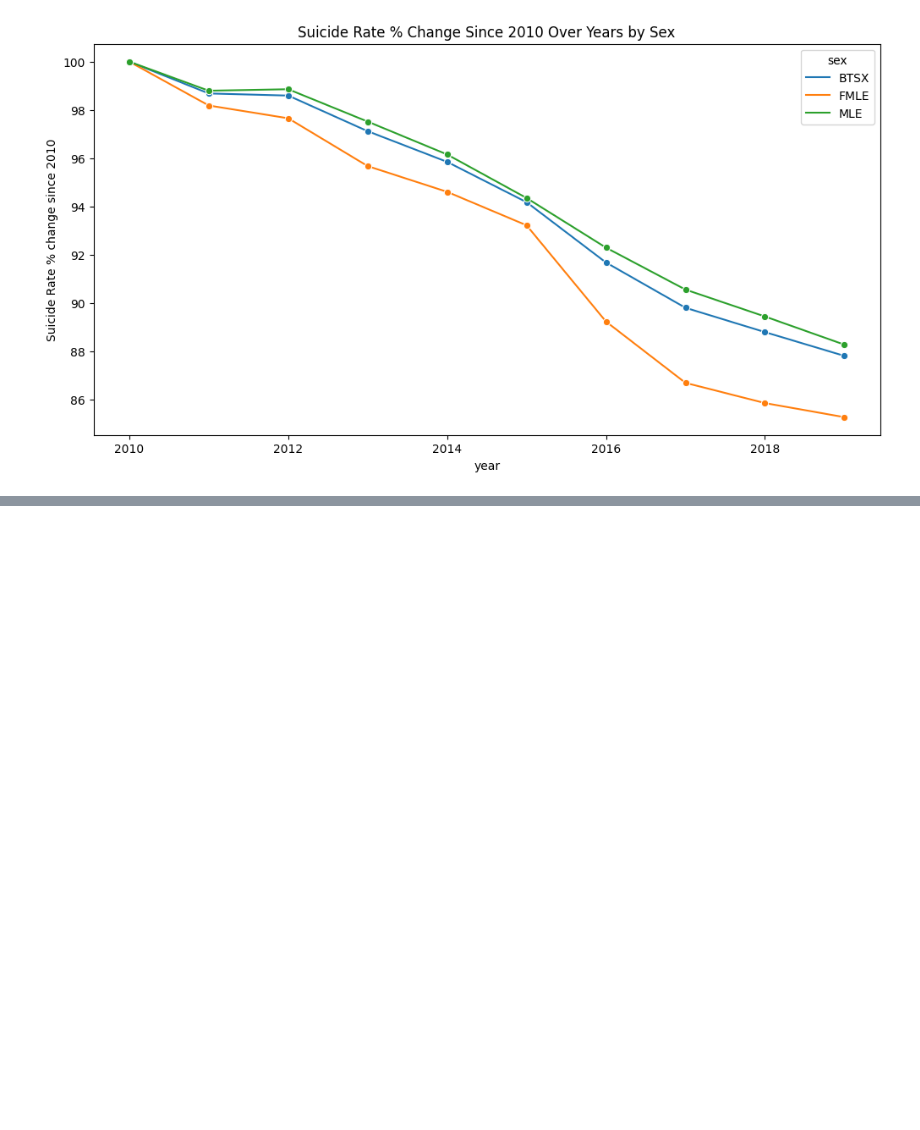
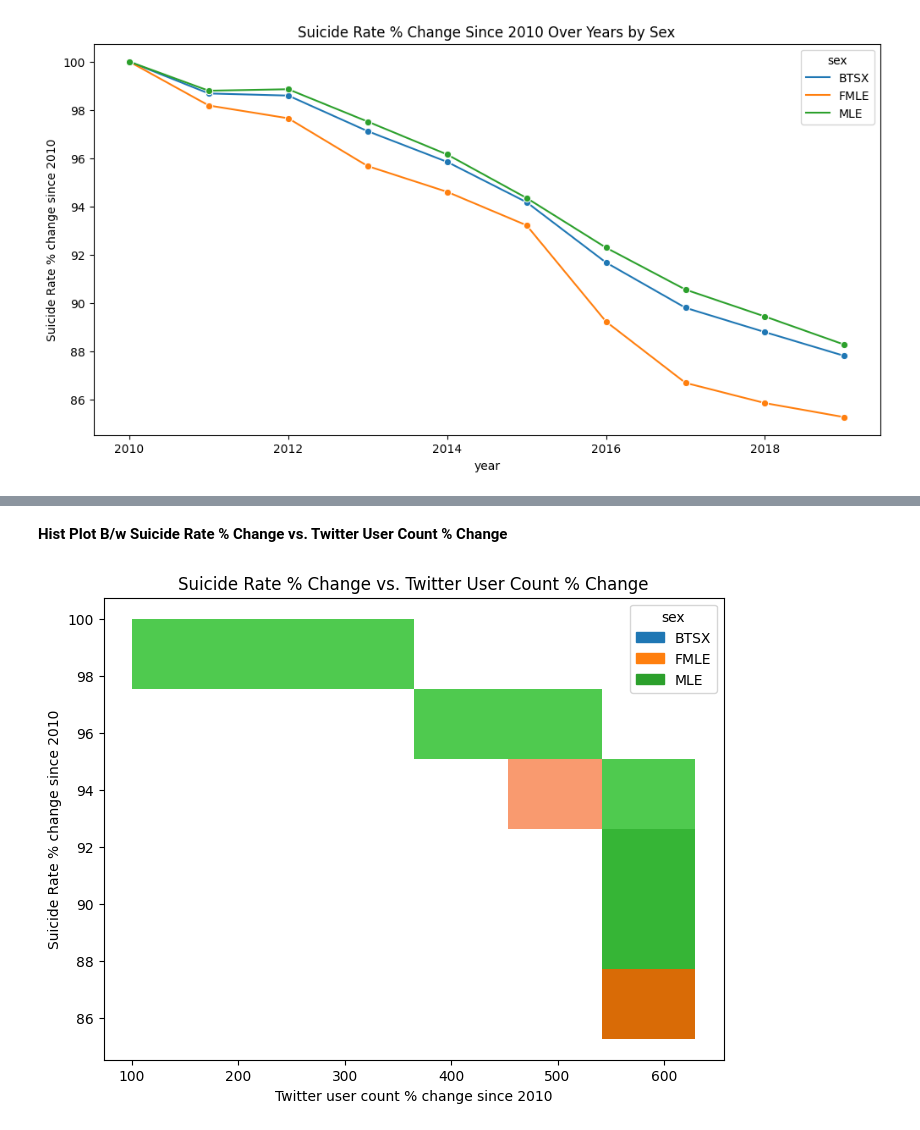
Before and after one commit to kumawatmanish05/Social-Media-Impact-On-Suicide-rates, a Jupyter notebook: social-media-s-impact-on-suicide-rates.ipynb, the cells around one changed output, grey strips where cells are left out. Saved outputs shown, nothing was run; the diff lists cells and outputs as text; code cells hidden in the pictures; blank space fills up the shorter version.

```diff
--- a/social-media-s-impact-on-suicide-rates.ipynb
+++ b/social-media-s-impact-on-suicide-rates.ipynb
@@ -68,0 +87,9 @@ plt.show()
+# %% [markdown]
+**Hist Plot B/w Suicide Rate % Change vs. Twitter User Count % Change**
+# %%
+plt.figure(figsize=(8, 6))
+sns.histplot(data=df, x='Twitter user count % change since 2010', y='Suicide Rate % change since 2010', hue='sex')
+plt.title('Suicide Rate % Change vs. Twitter User Count % Change')
+plt.show()
+# %% [output]
+[figure, added]
```
Also changed, not shown: parts of 9 cells of this notebook.
